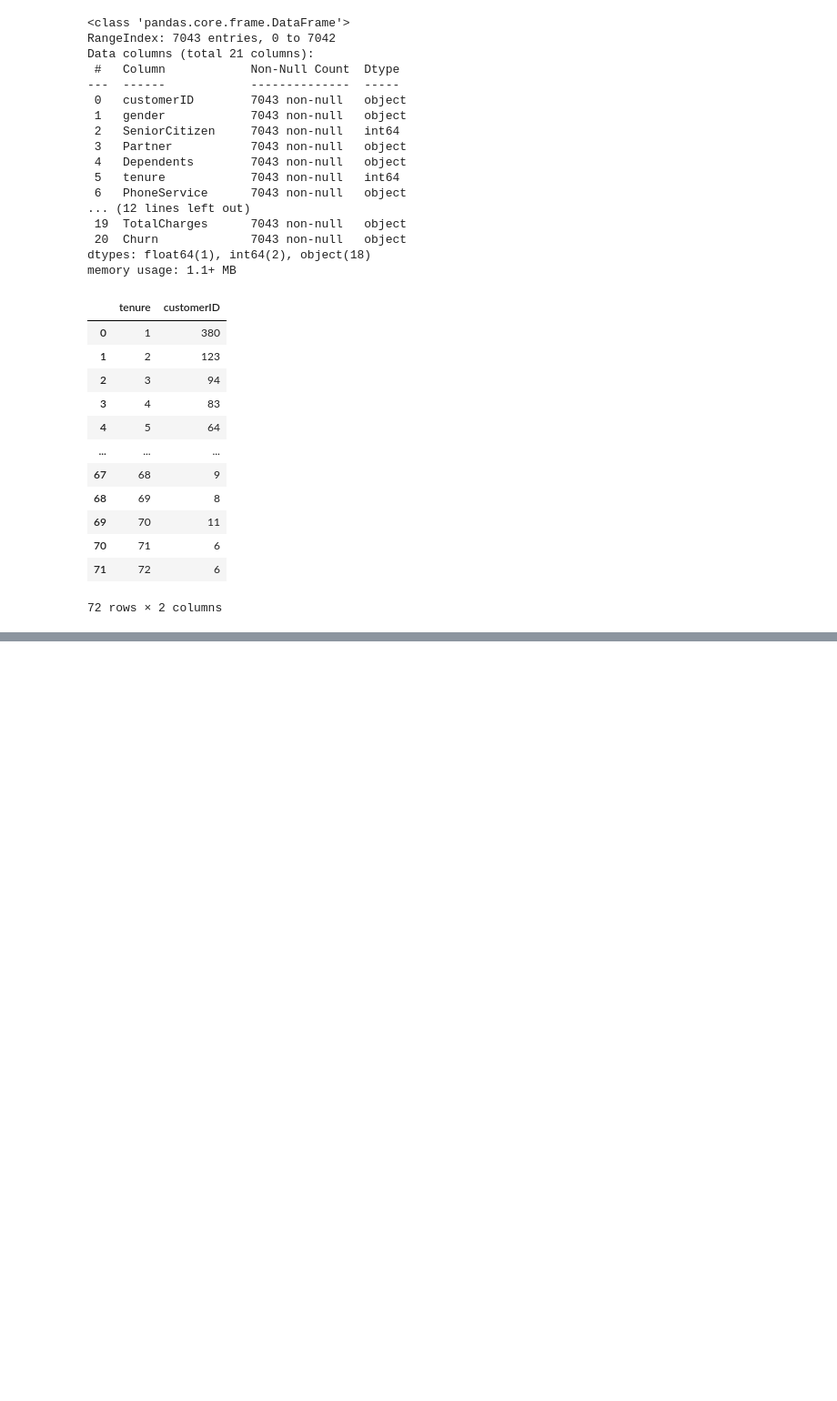
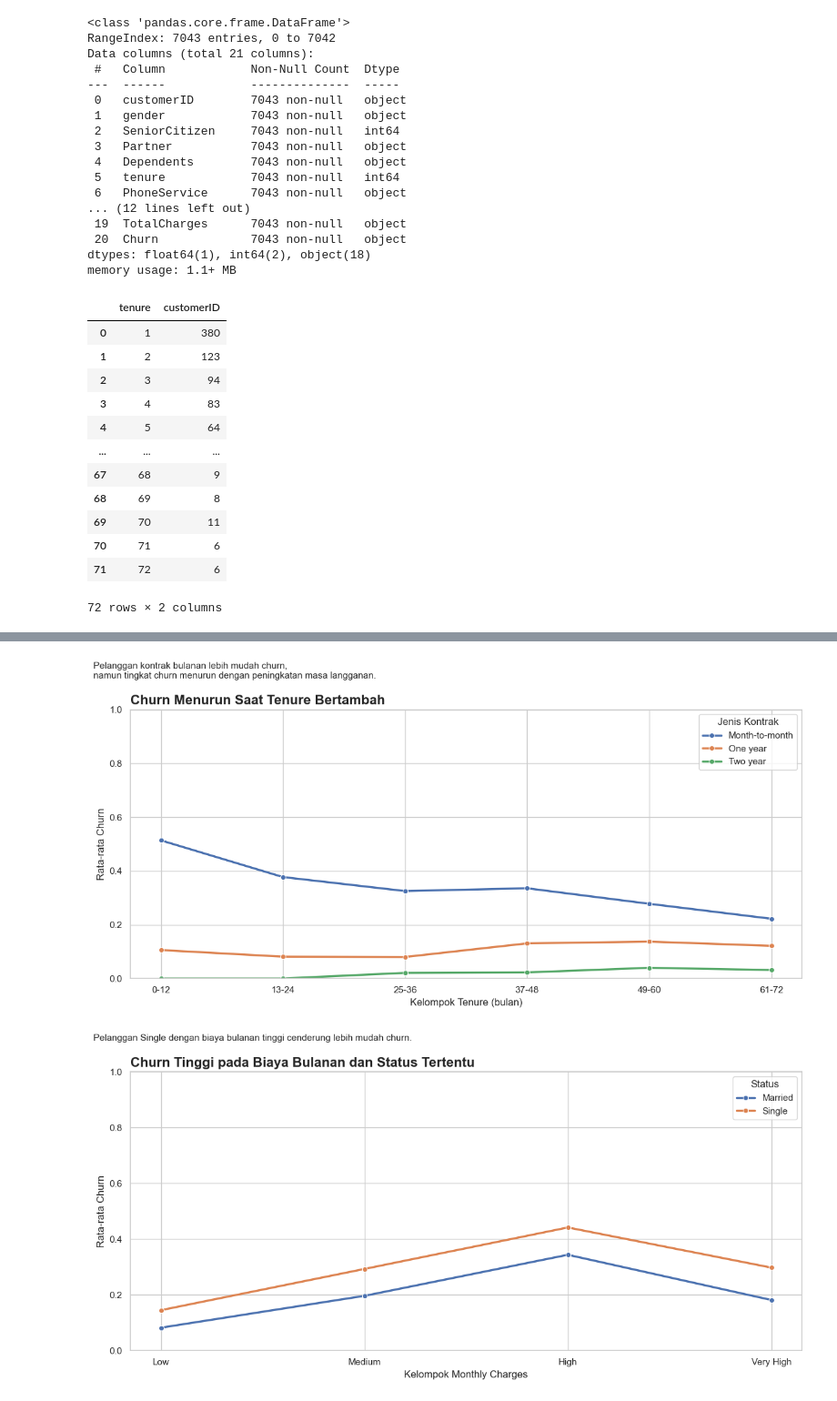
Before and after one commit to agirahmawandi/hw_datavisualitation, a Jupyter notebook: Data Visualization - Template Homework.ipynb, the cells around one changed output, grey strips where cells are left out. Shown at 91% size. Saved outputs shown, nothing was run; the diff lists cells and outputs as text; code cells hidden in the pictures; blank space fills up the shorter version.

```diff
--- a/Data Visualization - Template Homework.ipynb
+++ b/Data Visualization - Template Homework.ipynb
@@ -306,0 +580,57 @@ fig.show()
+# %%
+import pandas as pd
+import matplotlib.pyplot as plt
+import seaborn as sns
+
+# Load data
+df = pd.read_csv('telco_customer.csv')
+
+# Buat kolom 'status'
+df['status'] = df.apply(
+    lambda x: 'Married' if x['SeniorCitizen'] == 1 or x['Partner'] == 'Yes' or x['Dependents'] == 'Yes' else 'Single',
+    axis=1
+)
+
+# Mapping churn ke numerik
+df['Churn'] = df['Churn'].map({'Yes': 1, 'No': 0})
+
+# Kelompokkan tenure
+df['tenure_group'] = pd.cut(df['tenure'], bins=[0, 12, 24, 36, 48, 60, 72],
+                            labels=['0-12', '13-24', '25-36', '37-48', '49-60', '61-72'])
+
+# Kelompokkan Monthly Charges
+df['charge_group'] = pd.cut(df['MonthlyCharges'], bins=[0, 35, 70, 105, 140],
+                            labels=['Low', 'Medium', 'High', 'Very High'])
+
+# Plot 1: Churn vs Tenure Group & Contract
+plt.figure(figsize=(12, 6))
+plot1_data = df.groupby(['tenure_group', 'Contract'], observed=True)['Churn'].mean().reset_index()
+sns.lineplot(data=plot1_data, x='tenure_group', y='Churn', hue='Contract', marker='o', linewidth=2.5)
+
+plt.title("Churn Menurun Saat Tenure Bertambah", fontsize=16, fontweight='bold', loc='left')
+plt.suptitle("Pelanggan kontrak bulanan lebih mudah churn,\nnamun tingkat churn menurun dengan peningkatan masa langganan.",
+             fontsize=11, x=0.01, ha='left')
+plt.xlabel("Kelompok Tenure (bulan)")
+plt.ylabel("Rata-rata Churn")
+plt.ylim(0, 1)
+plt.legend(title="Jenis Kontrak")
+plt.tight_layout()
+plt.show()
+
+# Plot 2: Churn vs Monthly Charges & Status
+plt.figure(figsize=(12, 6))
+plot2_data = df.groupby(['charge_group', 'status'], observed=True)['Churn'].mean().reset_index()
+sns.lineplot(data=plot2_data, x='charge_group', y='Churn', hue='status', marker='o', linewidth=2.5)
+
+plt.title("Churn Tinggi pada Biaya Bulanan dan Status Tertentu", fontsize=16, fontweight='bold', loc='left')
+plt.suptitle("Pelanggan Single dengan biaya bulanan tinggi cenderung lebih mudah churn.",
+             fontsize=11, x=0.01, ha='left')
+plt.xlabel("Kelompok Monthly Charges")
+plt.ylabel("Rata-rata Churn")
+plt.ylim(0, 1)
+plt.legend(title="Status")
+plt.tight_layout()
+plt.show()
+# %% [output]
+[figure, added]
+[figure, added]
```
Also changed, not shown: parts of 7 cells of this notebook.
